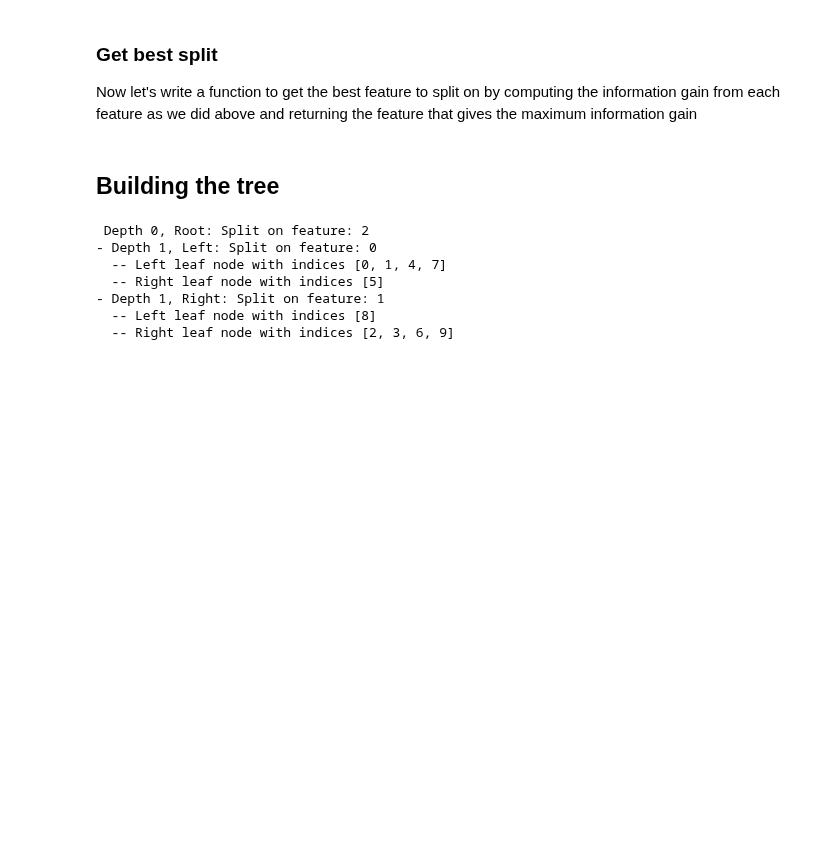
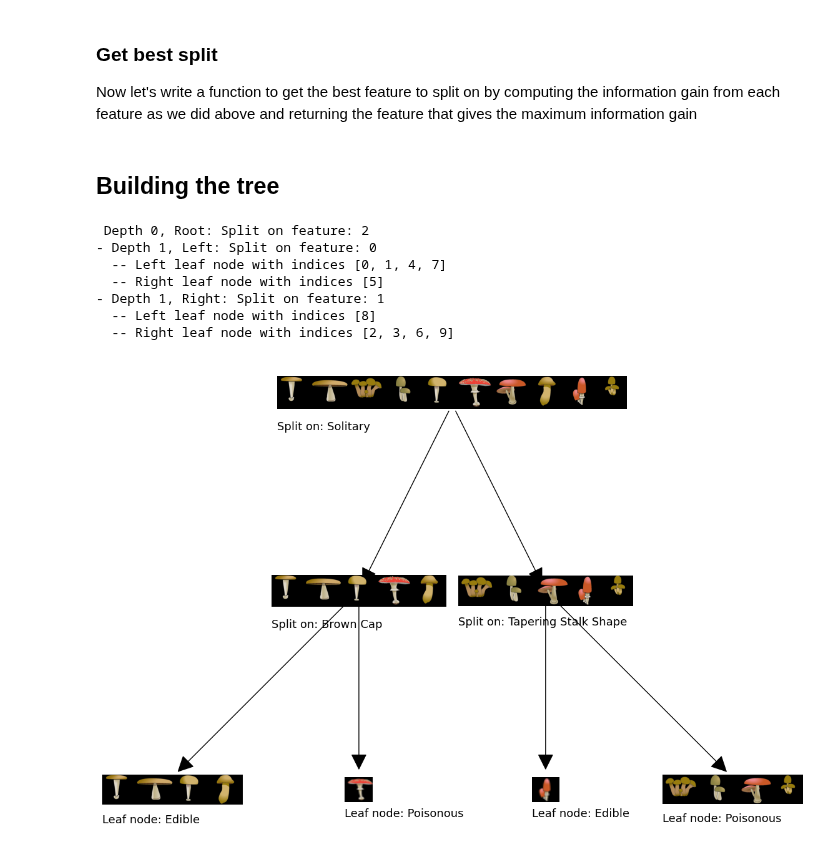
Before and after one commit to CarlosLizamaGarcia/DataScience, a Jupyter notebook: Course2/Decision_Trees_Final.ipynb, the cells around one changed output. Saved outputs shown, nothing was run; the diff lists cells and outputs as text; code cells hidden in the pictures; blank space fills up the shorter version.

Commit message:
Aprendiendo Trees Ejercicio Final 3

```diff
--- a/Course2/Decision_Trees_Final.ipynb
+++ b/Course2/Decision_Trees_Final.ipynb
@@ -372,10 +465,12 @@ def build_tree_recursive(X, y, node_indices, branch_name, max_depth, current_dep
 # %%
 build_tree_recursive(X_train, y_train, root_indices, "Root", max_depth=2, current_depth=0)
+generate_tree_viz(root_indices, y_train, tree)
 # %% [output]
  Depth 0, Root: Split on feature: 2
 - Depth 1, Left: Split on feature: 0
   -- Left leaf node with indices [0, 1, 4, 7]
   -- Right leaf node with indices [5]
 - Depth 1, Right: Split on feature: 1
   -- Left leaf node with indices [8]
   -- Right leaf node with indices [2, 3, 6, 9]
+[figure, added]
```
Also changed, not shown: parts of 2 cells of this notebook.
